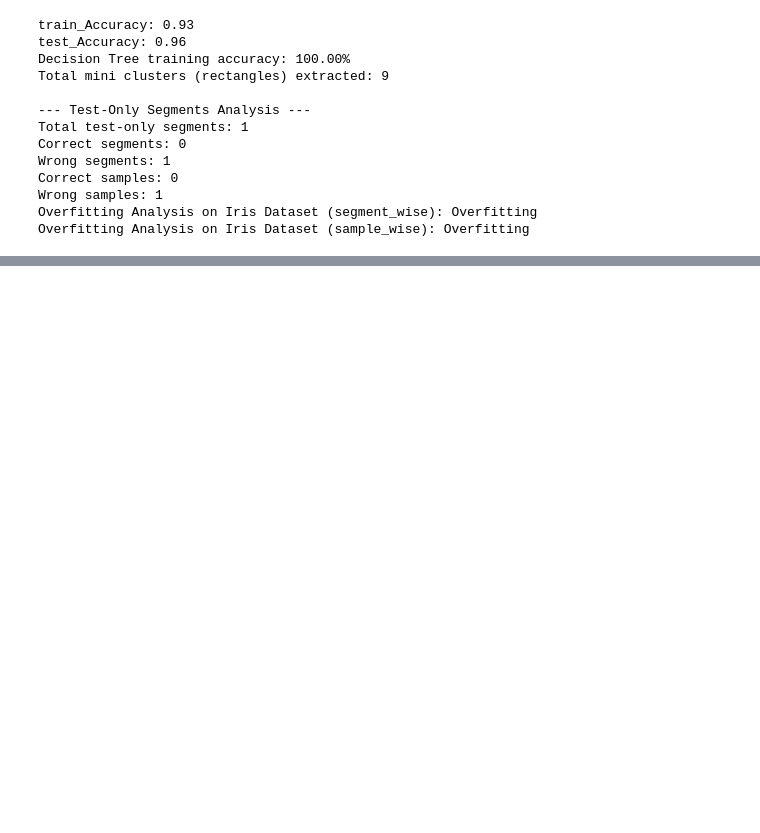
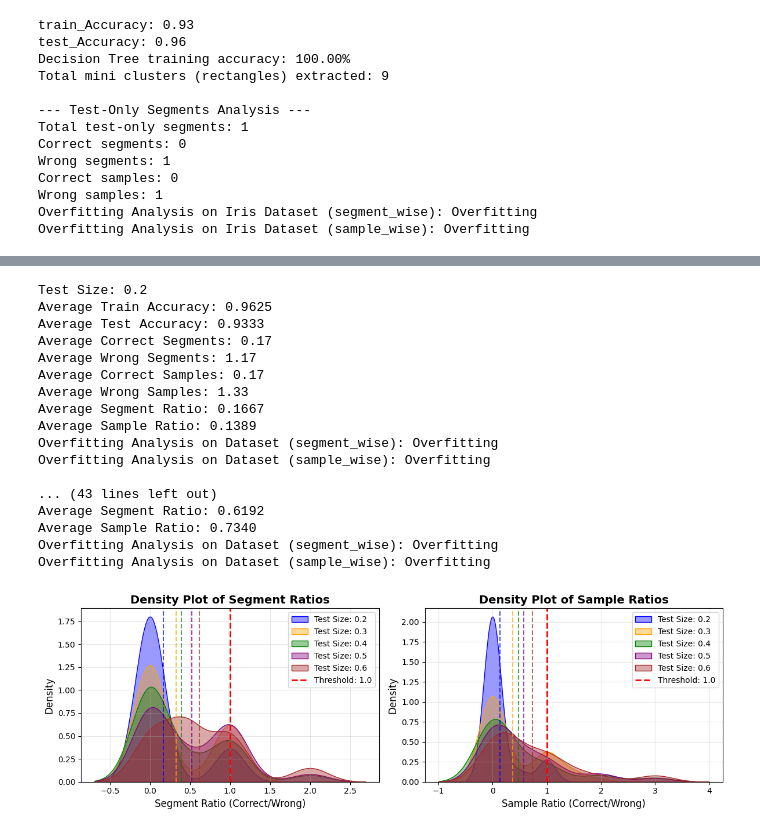
Before and after one commit to Mohammad-Shiblu/Dataset-Learning-Limit, a Jupyter notebook: notebooks/overfitting_analysis_segment_ratio.ipynb, the cells around one changed output, grey strips where cells are left out. Cells and saved outputs as stored; diff of their text form; code cells hidden in the pictures; blank space fills up the shorter version.

```diff
--- a/notebooks/overfitting_analysis_segment_ratio.ipynb
+++ b/notebooks/overfitting_analysis_segment_ratio.ipynb
@@ -403,0 +431,22 @@ Overfitting Analysis on wine-quality Dataset (sample_wise): Overfitting
+# %%
+# -------------testing the iris dataset------------
+analyze_overfitting_across_test_sizes(iris_df, classifier_name="GaussianNB")
+# %% [output]
+Test Size: 0.2
+Average Train Accuracy: 0.9625
+Average Test Accuracy: 0.9333
+Average Correct Segments: 0.17
+Average Wrong Segments: 1.17
+Average Correct Samples: 0.17
+Average Wrong Samples: 1.33
+Average Segment Ratio: 0.1667
+Average Sample Ratio: 0.1389
+Overfitting Analysis on Dataset (segment_wise): Overfitting
+Overfitting Analysis on Dataset (sample_wise): Overfitting
+
+... (43 lines left out)
+Average Segment Ratio: 0.6192
+Average Sample Ratio: 0.7340
+Overfitting Analysis on Dataset (segment_wise): Overfitting
+Overfitting Analysis on Dataset (sample_wise): Overfitting
+[figure, added]
```
Also changed, not shown: parts of 10 cells of this notebook, 19 other files.
